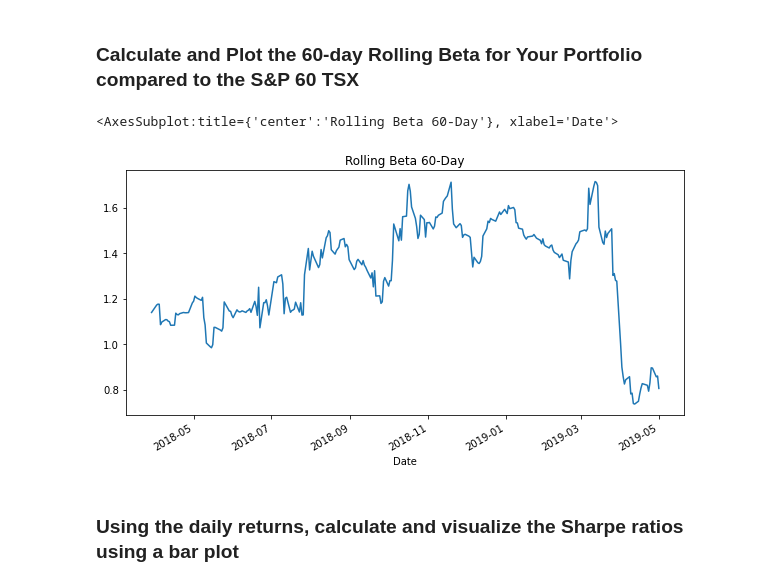
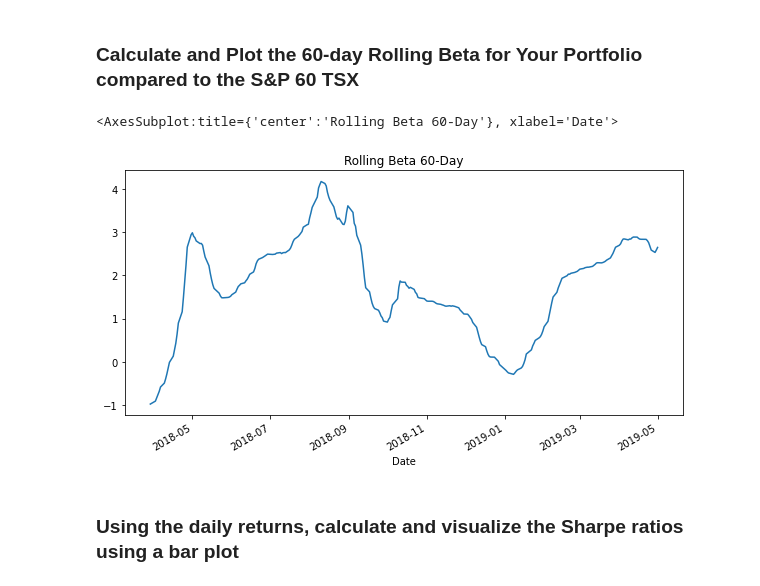
Before and after one commit to Jude-Y/Python-Pandas, a Jupyter notebook: whale_analysis.ipynb, the cells around one changed output. Drawn from its saved outputs; the diff is of its cells as text; code cells hidden in the pictures.

```diff
--- a/whale_analysis.ipynb
+++ b/whale_analysis.ipynb
@@ -541,0 +550,8 @@ joined_returns_df = pd.concat(
+# %%
+# Calculate cumulative returns of both combined portfolios
+
+cumulative_returns_portfolio = (1 + joined_returns_df).cumprod()
+
+# Plot cumulative returns
+
+cumulative_returns_portfolio.plot(figsize = (20,10), title = "Cumulative Returns of combined portfolio")
@@ -597,16 +659,16 @@ sns.heatmap(correlations, vmin = -1, vmax = 1)
 # %%
 # Calculate and plot Beta
 
-rolling_covariance_60d = joined_returns_df["Weighted Returns Portfolio"].rolling(window = 60).cov(joined_returns_df["S&P TSX"])
+rolling_covariance_60d = cumulative_returns_portfolio["Weighted Returns Portfolio"].rolling(window = 60).cov(cumulative_returns_portfolio["S&P TSX"])
 
-rolling_variance_60d = joined_returns_df["S&P TSX"].rolling(window = 60).var()
+rolling_variance_60d = cumulative_returns_portfolio["S&P TSX"].rolling(window = 60).var()
 
 rolling_beta_60d = rolling_covariance_60d / rolling_variance_60d
 
 rolling_beta_60d.plot(figsize = (10,5), title = "Rolling Beta 60-Day")
 # %% [output]
 <AxesSubplot:title={'center':'Rolling Beta 60-Day'}, xlabel='Date'>
-[figure, old version]
+[figure, new version]
 # %% [markdown]
 ### Using the daily returns, calculate and visualize the Sharpe ratios using a bar plot
 # %%
```
Also changed, not shown: parts of 13 cells of this notebook.
